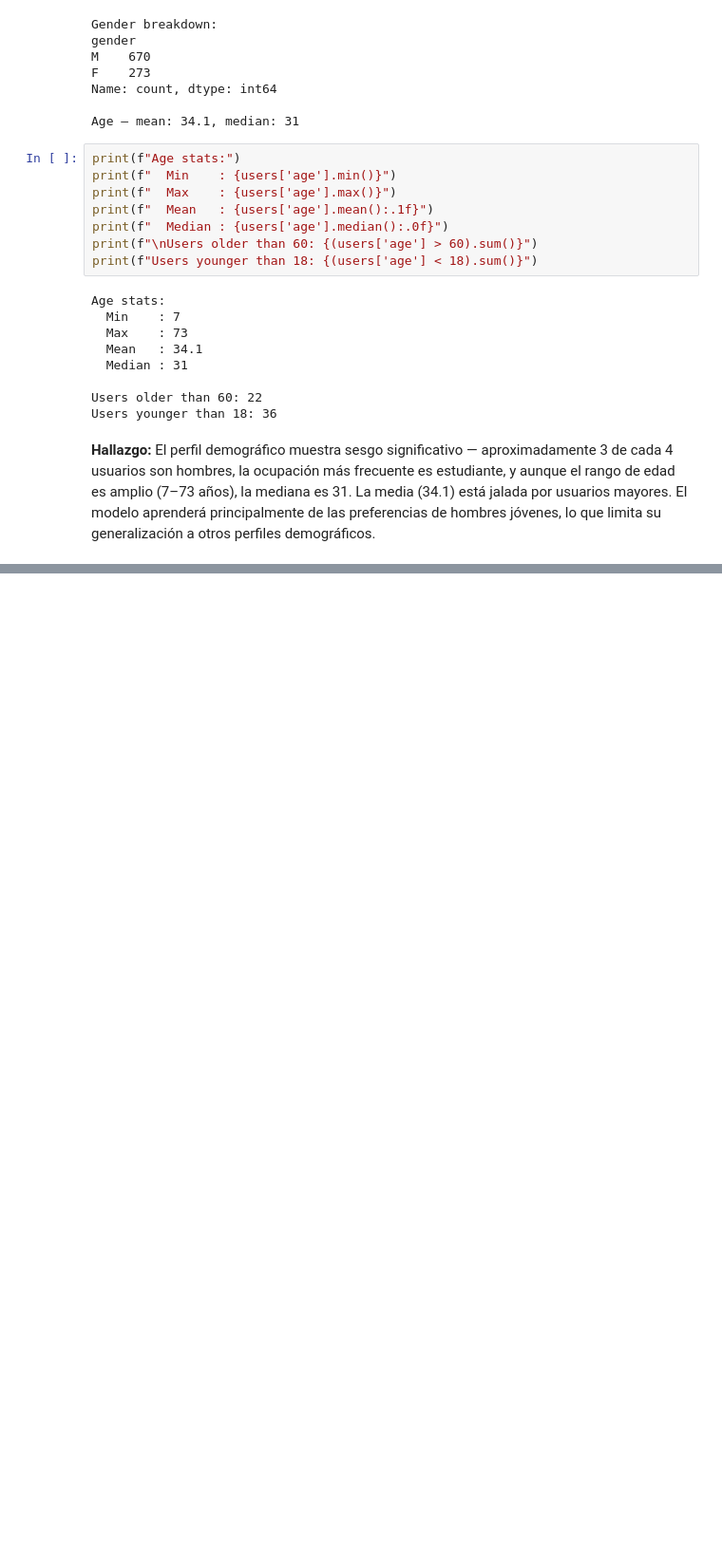
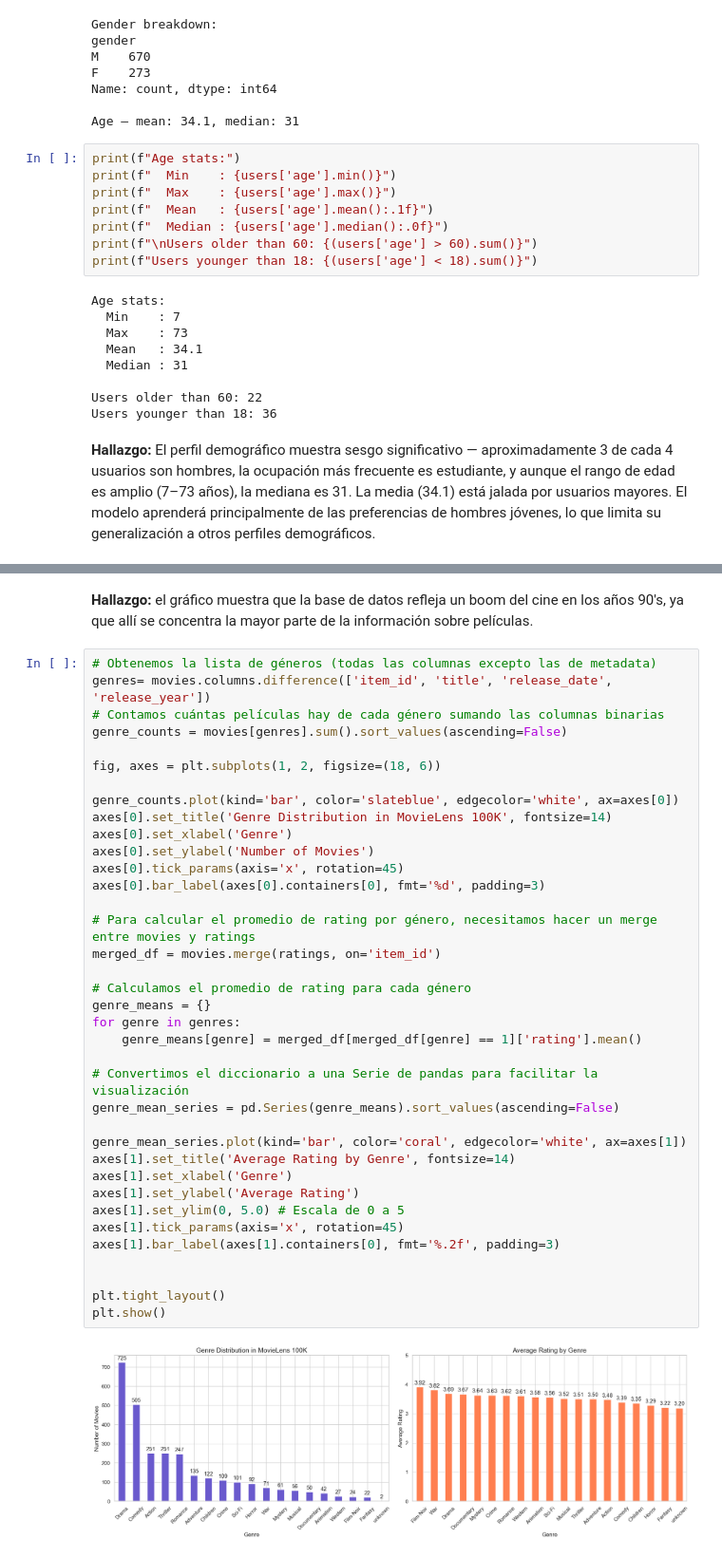
Before and after one commit to JeroZp/recommendation-system-movielens, a Jupyter notebook: notebooks/01_eda_baseline.ipynb, the cells around one changed output, grey strips where cells are left out. Shown at 95% size. Cells and saved outputs as stored; diff of their text form; blank space fills up the shorter version.

```diff
--- a/notebooks/01_eda_baseline.ipynb
+++ b/notebooks/01_eda_baseline.ipynb
@@ -361,0 +451,41 @@ su generalización a otros perfiles demográficos.
+# %% [markdown]
+**Hallazgo:** el gráfico muestra que la base de datos refleja un boom del cine en los años 90's, ya que allí se concentra la mayor parte de la información sobre películas.
+# %%
+# Obtenemos la lista de géneros (todas las columnas excepto las de metadata)
+genres= movies.columns.difference(['item_id', 'title', 'release_date', 'release_year'])
+# Contamos cuántas películas hay de cada género sumando las columnas binarias
+genre_counts = movies[genres].sum().sort_values(ascending=False)
+
+fig, axes = plt.subplots(1, 2, figsize=(18, 6))
+
+genre_counts.plot(kind='bar', color='slateblue', edgecolor='white', ax=axes[0])
+axes[0].set_title('Genre Distribution in MovieLens 100K', fontsize=14)
+axes[0].set_xlabel('Genre')
+axes[0].set_ylabel('Number of Movies')
+axes[0].tick_params(axis='x', rotation=45)
+axes[0].bar_label(axes[0].containers[0], fmt='%d', padding=3)
+
+# Para calcular el promedio de rating por género, necesitamos hacer un merge entre movies y ratings
+merged_df = movies.merge(ratings, on='item_id')
+
+# Calculamos el promedio de rating para cada género
+genre_means = {}
+for genre in genres:
+    genre_means[genre] = merged_df[merged_df[genre] == 1]['rating'].mean()
+
+# Convertimos el diccionario a una Serie de pandas para facilitar la visualización
+genre_mean_series = pd.Series(genre_means).sort_values(ascending=False)
+
+genre_mean_series.plot(kind='bar', color='coral', edgecolor='white', ax=axes[1])
+axes[1].set_title('Average Rating by Genre', fontsize=14)
+axes[1].set_xlabel('Genre')
+axes[1].set_ylabel('Average Rating')
+axes[1].set_ylim(0, 5.0) # Escala de 0 a 5
+axes[1].tick_params(axis='x', rotation=45)
+axes[1].bar_label(axes[1].containers[0], fmt='%.2f', padding=3)
+
+
+plt.tight_layout()
+plt.show()
+# %% [output]
+[figure, added]
```
Also changed, not shown: parts of 8 cells of this notebook.
